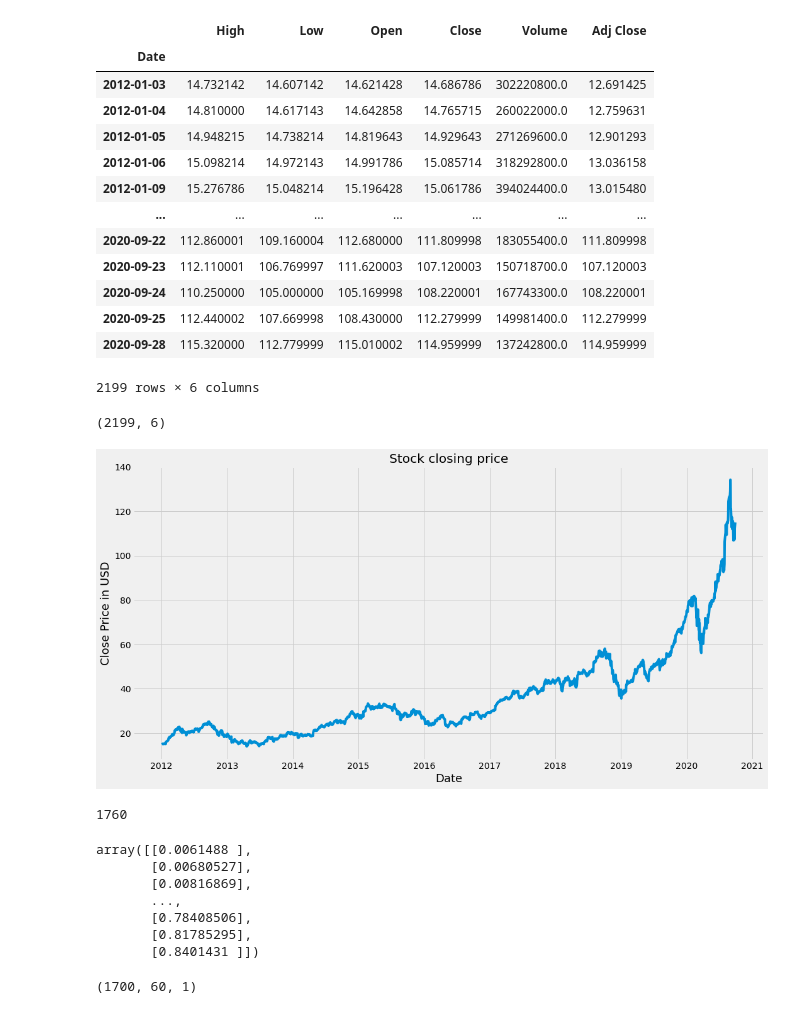
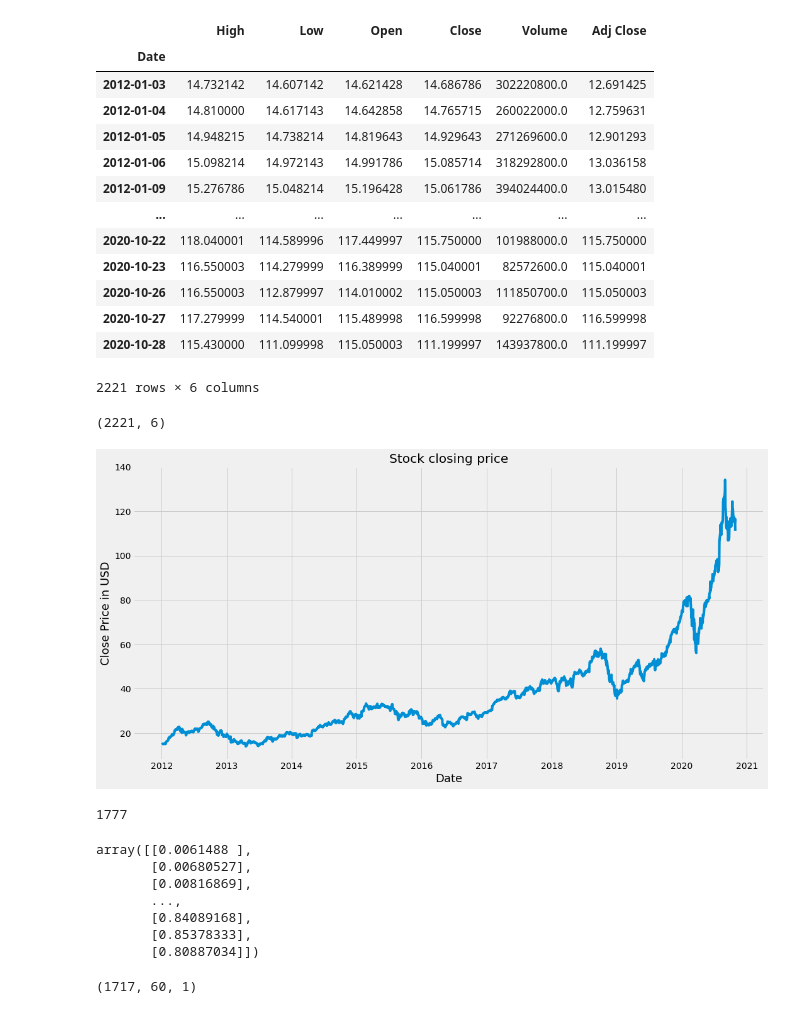
Before and after one commit to Grandi9/AAPL_sentiment_analysis, a Jupyter notebook: AAPL_LSTM.ipynb, the cells around one changed output. Drawn from its saved outputs; the diff is of its cells as text; code cells hidden in the pictures.

```diff
--- a/AAPL_LSTM.ipynb
+++ b/AAPL_LSTM.ipynb
@@ -20,31 +20,31 @@ import matplotlib.pyplot as plt
 plt.style.use('fivethirtyeight') #specfic style of the matplot
 # %%
 #get the stock prices and respective dates from yahoo finance
-df = web.DataReader('AAPL', data_source='yahoo', start ='2012-01-01', end='2020-09-28')
+df = web.DataReader('AAPL', data_source='yahoo', start ='2012-01-01', end='2020-10-28')
 
 #show the snapshot of data
 #the missing dates are Saturdays, SUndays or Public Holidays
 df
 # %% [output]
 |  | High | Low | Open | Close | Volume | Adj Close |
 | Date |  |  |  |  |  |  |
 | 2012-01-03 | 14.732142 | 14.607142 | 14.621428 | 14.686786 | 302220800.0 | 12.691425 |
 | 2012-01-04 | 14.810000 | 14.617143 | 14.642858 | 14.765715 | 260022000.0 | 12.759631 |
 | 2012-01-05 | 14.948215 | 14.738214 | 14.819643 | 14.929643 | 271269600.0 | 12.901293 |
 | 2012-01-06 | 15.098214 | 14.972143 | 14.991786 | 15.085714 | 318292800.0 | 13.036158 |
 | 2012-01-09 | 15.276786 | 15.048214 | 15.196428 | 15.061786 | 394024400.0 | 13.015480 |
 | ... | ... | ... | ... | ... | ... | ... |
-| 2020-09-22 | 112.860001 | 109.160004 | 112.680000 | 111.809998 | 183055400.0 | 111.809998 |
-| 2020-09-23 | 112.110001 | 106.769997 | 111.620003 | 107.120003 | 150718700.0 | 107.120003 |
-| 2020-09-24 | 110.250000 | 105.000000 | 105.169998 | 108.220001 | 167743300.0 | 108.220001 |
-| 2020-09-25 | 112.440002 | 107.669998 | 108.430000 | 112.279999 | 149981400.0 | 112.279999 |
-| 2020-09-28 | 115.320000 | 112.779999 | 115.010002 | 114.959999 | 137242800.0 | 114.959999 |
+| 2020-10-22 | 118.040001 | 114.589996 | 117.449997 | 115.750000 | 101988000.0 | 115.750000 |
+| 2020-10-23 | 116.550003 | 114.279999 | 116.389999 | 115.040001 | 82572600.0 | 115.040001 |
+| 2020-10-26 | 116.550003 | 112.879997 | 114.010002 | 115.050003 | 111850700.0 | 115.050003 |
+| 2020-10-27 | 117.279999 | 114.540001 | 115.489998 | 116.599998 | 92276800.0 | 116.599998 |
+| 2020-10-28 | 115.430000 | 111.099998 | 115.050003 | 111.199997 | 143937800.0 | 111.199997 |
-2199 rows × 6 columns
+2221 rows × 6 columns
 # %%
 #number of rows and columns in our dataset
 df.shape
 # %% [output]
-(2199, 6)
+(2221, 6)
 # %%
 #visuvalize the closing price Date vs Price
 plt.figure(figsize=(16,8))
@@ -54,7 +54,7 @@ plt.xlabel('Date', fontsize=18)
 plt.ylabel('Close Price in USD', fontsize=18)
 plt.show()
 # %% [output]
-[figure, old version]
+[figure, new version]
 # %%
 # new dataframe with only close column
 data = df.filter(['Close'])
@@ -67,7 +67,7 @@ training_data_len = math.ceil(len(dataset) *0.8)
 
 training_data_len #checking
 # %% [output]
-1760
+1777
 # %%
 #scale the data : pre-processing data
 #making the range to be in 0-1
@@ -80,9 +80,9 @@ array([[0.0061488 ],
        [0.00680527],
        [0.00816869],
        ...,
-       [0.78408506],
-       [0.81785295],
-       [0.8401431 ]])
+       [0.84089168],
+       [0.85378333],
+       [0.80887034]])
 # %%
 #create the training dataset
 #create the scaled training data
@@ -107,7 +107,7 @@ x_train, y_train = np.array(x_train), np.array(y_train)
 x_train = np.reshape(x_train, (x_train.shape[0], x_train.shape[1],1))
 x_train.shape
 # %% [output]
-(1700, 60, 1)
+(1717, 60, 1)
 # %%
 #build the LSTM
 #two lstm layers with 50 neurons each
```
Also changed, not shown: parts of 6 cells of this notebook.
